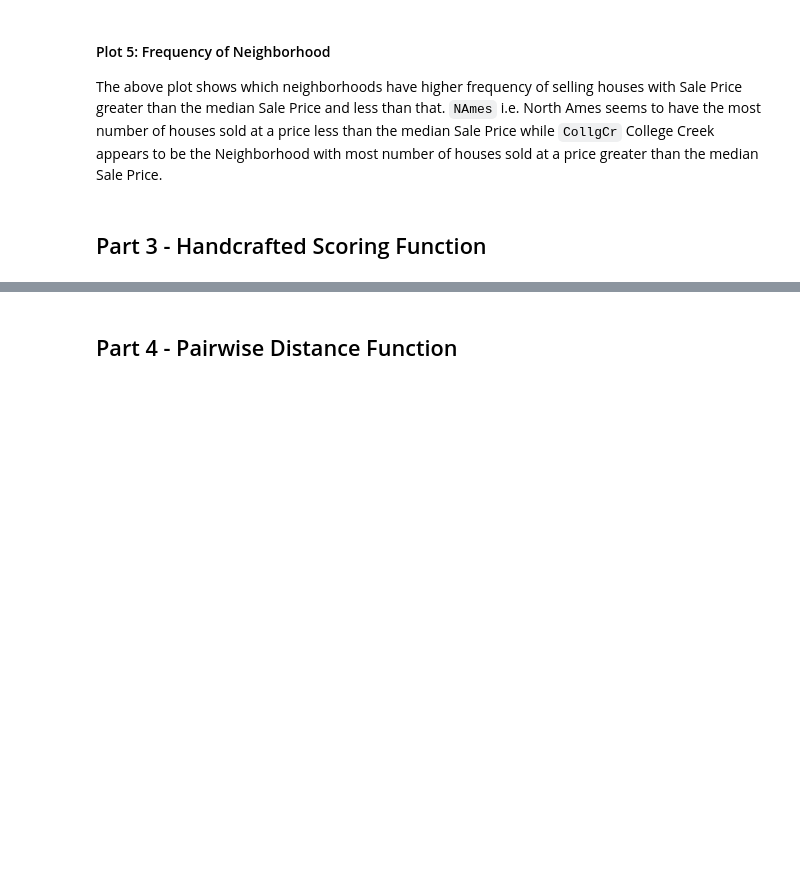
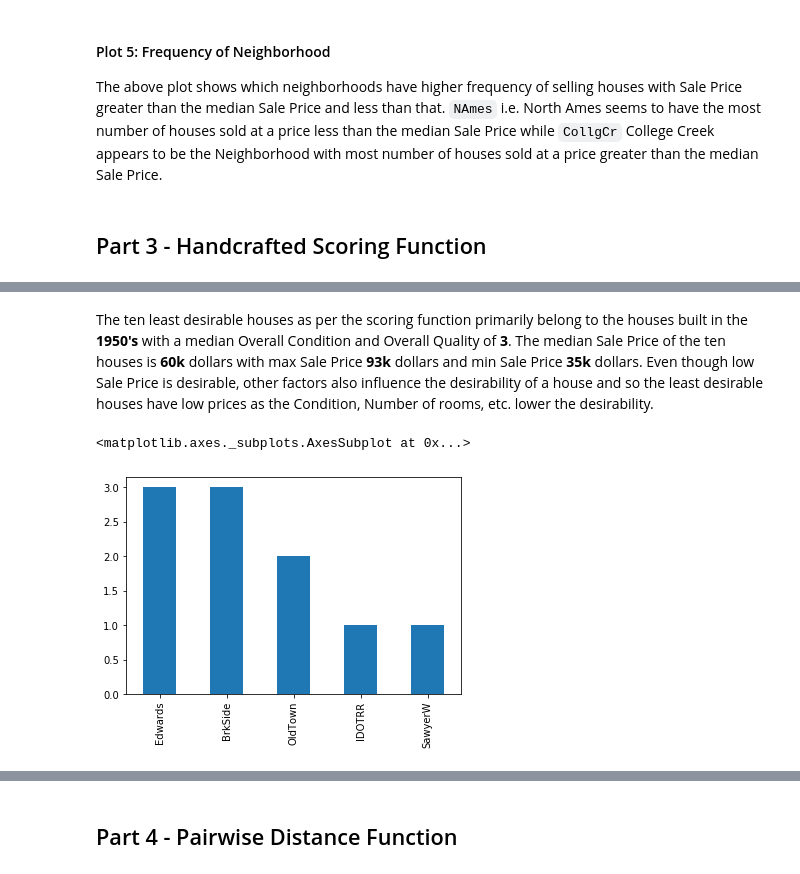
Before and after one commit to rmodi6/house-prices-advanced-regression, a Jupyter notebook: cse519_hw3_modi_ruchit_112685342.ipynb, the cells around one changed output, grey strips where cells are left out. Cells and saved outputs as stored; diff of their text form; code cells hidden in the pictures; blank space fills up the shorter version.

```diff
--- a/cse519_hw3_modi_ruchit_112685342.ipynb
+++ b/cse519_hw3_modi_ruchit_112685342.ipynb
@@ -95,0 +162,4 @@ Describe your scoring function and how well you think it worked.
+# %%
+# Plot the distribution of the ten least desirable houses
+ten_least_desirable_houses = df.iloc[scaled_df.nsmallest(10, 'score').index]
+ten_least_desirable_houses[scoring_columns].describe()
@@ -95,0 +176,8 @@ Describe your scoring function and how well you think it worked.
+# %% [markdown]
+The ten least desirable houses as per the scoring function primarily belong to the houses built in the **1950's**  with a median Overall Condition and Overall Quality of **3**. The median Sale Price of the ten houses is **60k** dollars with max Sale Price **93k** dollars and min Sale Price **35k** dollars. Even though low Sale Price is desirable, other factors also influence the desirability of a house and so the least desirable houses have low prices as the Condition, Number of rooms, etc. lower the desirability.
+# %%
+# Plot the histogram of Neighboorhoods in the ten least desirable houses
+df.iloc[ten_least_desirable_houses.index]['Neighborhood'].value_counts().plot(kind='bar')
+# %% [output]
+<matplotlib.axes._subplots.AxesSubplot at 0x...>
+[figure, added]
```
Also changed, not shown: parts of 32 cells of this notebook, 1 other file.
